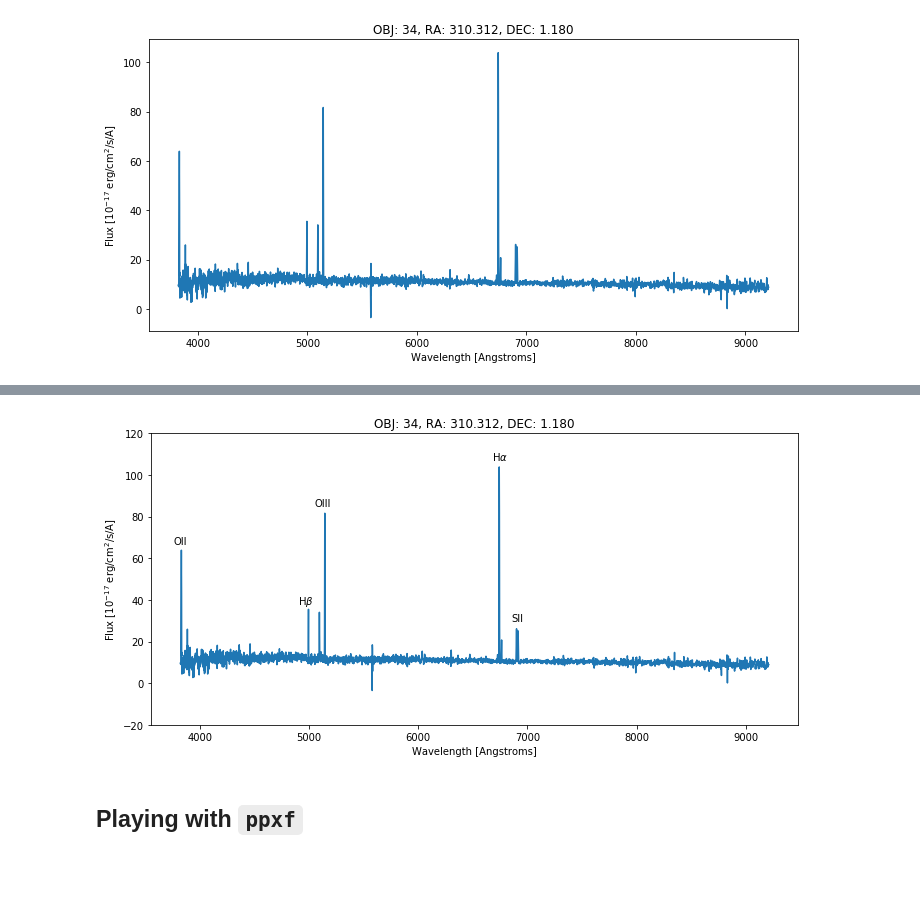
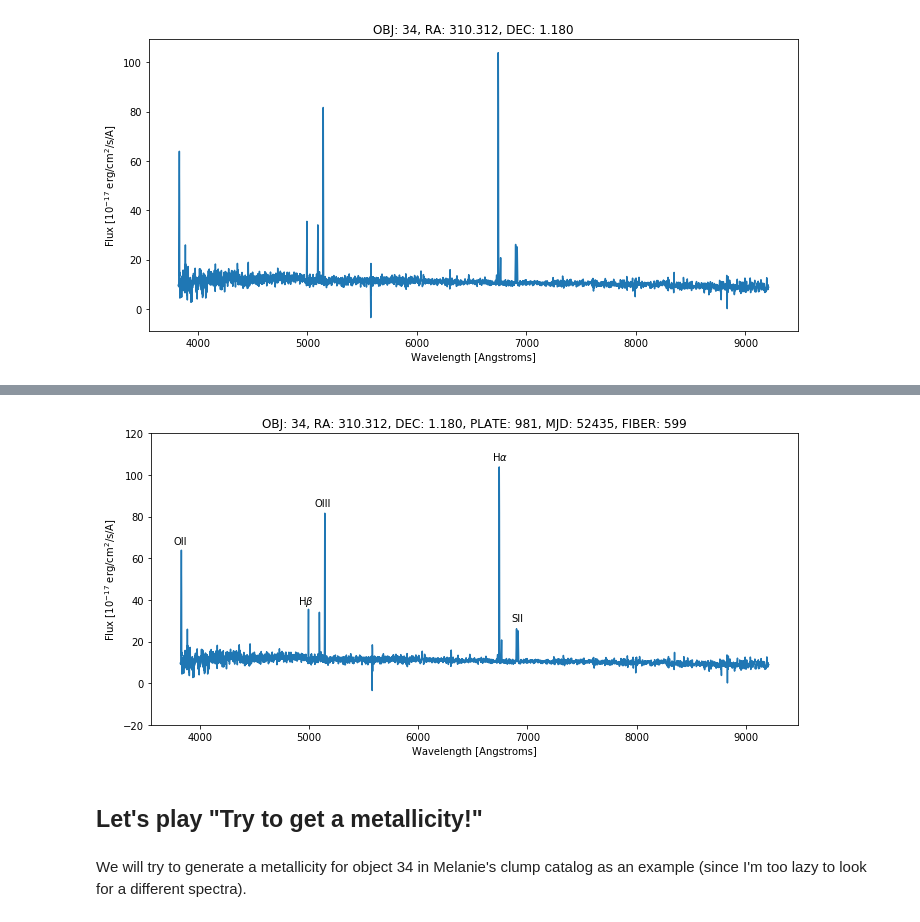
Before and after one commit to NicoAdams/Stripe82Clumps, a Jupyter notebook: mike_sandbox.ipynb, the cells around one changed output, grey strips where cells are left out. Drawn from its saved outputs; the diff is of its cells as text; code cells hidden in the pictures; blank space fills up the shorter version.

```diff
--- a/mike_sandbox.ipynb
+++ b/mike_sandbox.ipynb
@@ -6,7 +6,7 @@ from astropy import coordinates as coords
 import numpy as np
 import matplotlib.pyplot as plt
 # %%
-catFile = 'Melanie Catalogs/clumpy_stripe82_fullsample.fits'
+catFile = 'catalogs/clumpy_stripe82_fullsample.fits'
 catFits = fits.open(catFile)
 # catFits.info()
 catTable = table.Table(catFits[1].data)
@@ -91,6 +70,3 @@ Table length=1
 | ra | dec | objid | run | rerun | camcol | field | z | plate | mjd | fiberID | specobjid | ... |
 | float64 | float64 | int64 | int64 | int64 | int64 | int64 | float64 | int64 | int64 | int64 | int64 | ... |
 | 321.63790960047 | -1.1227999503427 | 1237656567042343485 | 2583 | 301 | 1 | 125 | 0.2234196 | 988 | 52520 | 310 | 1112474362390276096 | ... |
-# %%
-sp = SDSS.get_spectra(matches=xid)
-spData = sp[0][1].data
@@ -197,20 +122,20 @@ Row index=34
 # %%
 plt.figure(figsize=(10,5))
 plt.plot(10**obj34[1]['loglam'],obj34[1]['flux'])
-plt.title('OBJ: %s, RA: %.3f, DEC: %.3f'%(34,catTable[34]['RA'],catTable[34]['DEC']))
+plt.title('OBJ: %s, RA: %.3f, DEC: %.3f, PLATE: %s, MJD: %s, FIBER: %s'
+          %(34,catTable[34]['RA'],catTable[34]['DEC'],obj34[0]['plate'][0],
+            obj34[0]['mjd'][0],obj34[0]['fiberID'][0]))
 plt.xlabel("Wavelength [Angstroms]")
 plt.ylabel("Flux [$10^{-17}$ erg/cm$^2$/s/A]")
 plt.ylim(-20,120)
 # plt.xlim(6800,7000)
 plt.text(6680,107,r'H$\alpha$')
 plt.text(6850,30,'SII')
 plt.text(5050,85,'OIII')
 plt.text(4900,38,r'H$\beta$')
 plt.text(3760,67,'OII')
 plt.tight_layout()
 plt.savefig('spectra imgs/label_obj_%s.png'%34)
 plt.show()
 # %% [output]
-[figure, old version]
+[figure, new version]
-# %% [markdown]
-## Playing with `ppxf`
@@ -218,0 +142,4 @@ from ppxf.ppxf import ppxf
+# %% [markdown]
+## Let's play "Try to get a metallicity!"
+# %% [markdown]
+We will try to generate a metallicity for object 34 in Melanie's clump catalog as an example (since I'm too lazy to look for a different spectra).
```
Also changed, not shown: parts of 28 cells of this notebook, 10 other files.
